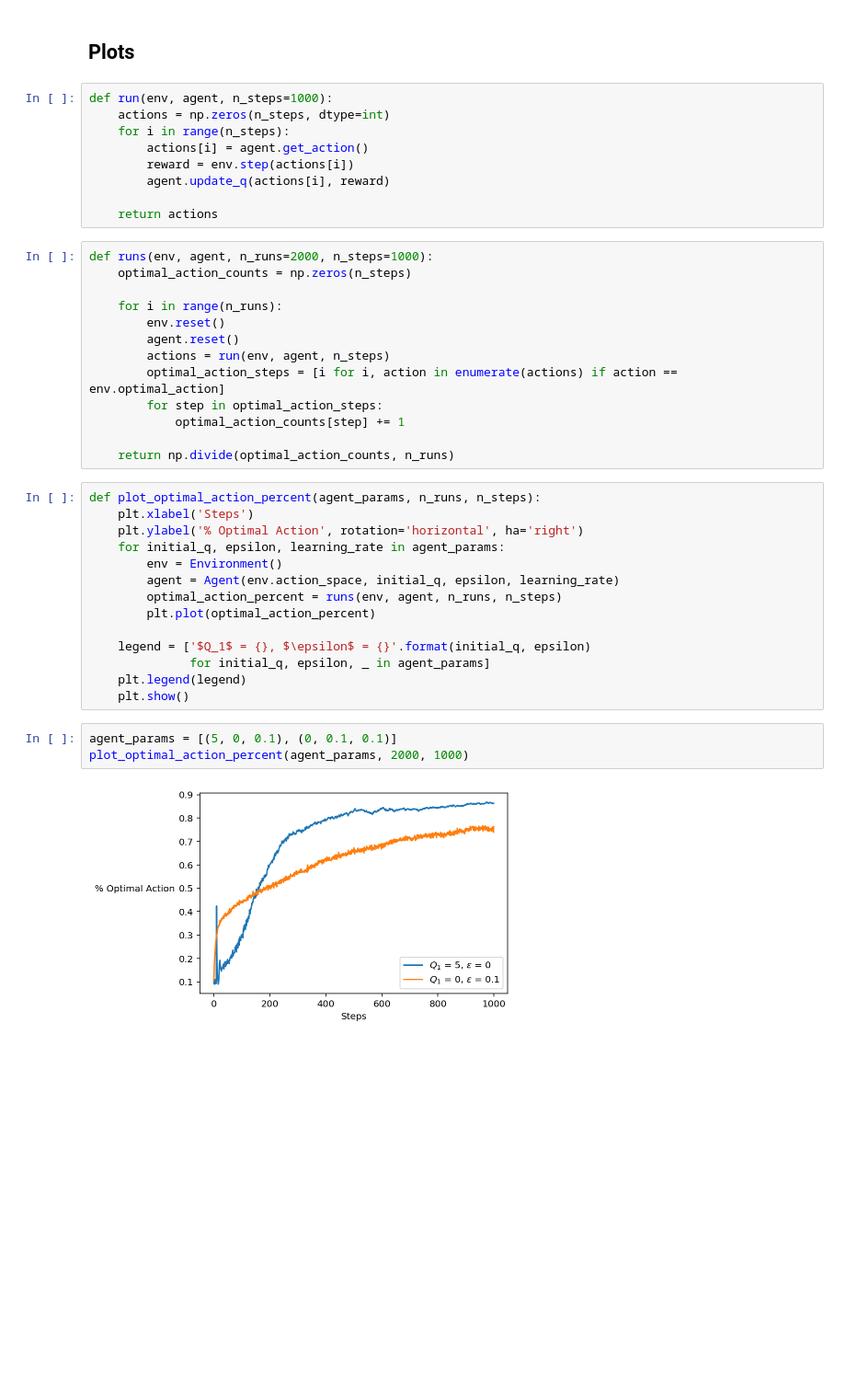
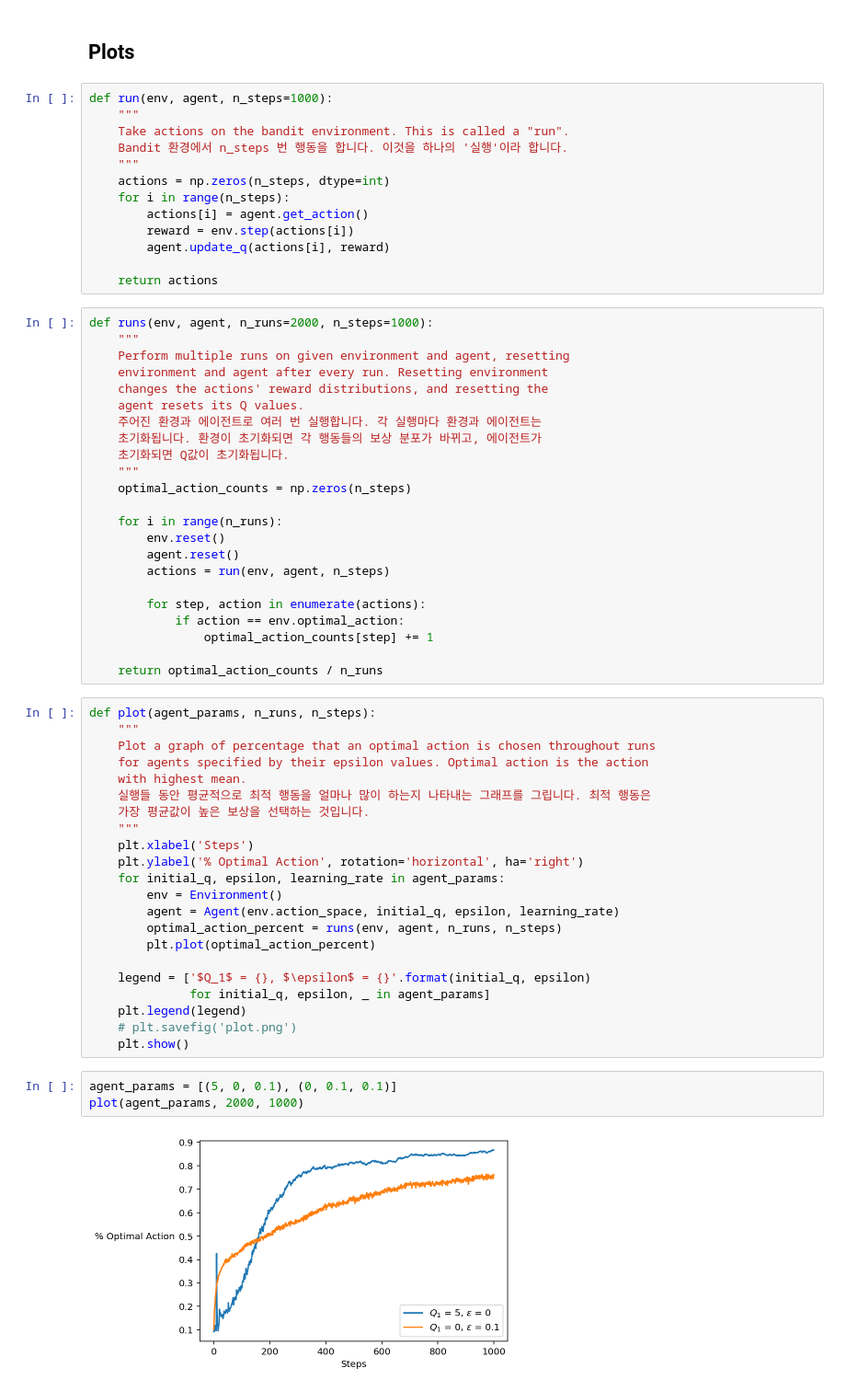
Before and after one commit to seungjaeryanlee/sutton-barto-notebooks, a Jupyter notebook: 2_3/optimistic.ipynb, the cells around one changed output. Shown at 92% size. Drawn from its saved outputs; the diff is of its cells as text; blank space fills up the shorter version.

Commit message:
Improved notebook for Figure 2.3

```diff
--- a/2_3/optimistic.ipynb
+++ b/2_3/optimistic.ipynb
@@ -102,6 +102,10 @@ class Agent:
 ## Plots
 # %%
 def run(env, agent, n_steps=1000):
+    """
+    Take actions on the bandit environment. This is called a "run".
+    Bandit 환경에서 n_steps 번 행동을 합니다. 이것을 하나의 '실행'이라 합니다.
+    """
     actions = np.zeros(n_steps, dtype=int)
     for i in range(n_steps):
         actions[i] = agent.get_action()
@@ -111,19 +115,36 @@ def run(env, agent, n_steps=1000):
     return actions
 # %%
 def runs(env, agent, n_runs=2000, n_steps=1000):
+    """
+    Perform multiple runs on given environment and agent, resetting
+    environment and agent after every run. Resetting environment
+    changes the actions' reward distributions, and resetting the
+    agent resets its Q values.
+    주어진 환경과 에이전트로 여러 번 실행합니다. 각 실행마다 환경과 에이전트는
+    초기화됩니다. 환경이 초기화되면 각 행동들의 보상 분포가 바뀌고, 에이전트가
+    초기화되면 Q값이 초기화됩니다.
+    """
     optimal_action_counts = np.zeros(n_steps)
 
     for i in range(n_runs):
         env.reset()
         agent.reset()
         actions = run(env, agent, n_steps)
-        optimal_action_steps = [i for i, action in enumerate(actions) if action == env.optimal_action]
-        for step in optimal_action_steps:
-            optimal_action_counts[step] += 1
 
-    return np.divide(optimal_action_counts, n_runs)
+        for step, action in enumerate(actions):
+            if action == env.optimal_action:
+                optimal_action_counts[step] += 1
+
+    return optimal_action_counts / n_runs
 # %%
-def plot_optimal_action_percent(agent_params, n_runs, n_steps):
+def plot(agent_params, n_runs, n_steps):
+    """
+    Plot a graph of percentage that an optimal action is chosen throughout runs
+    for agents specified by their epsilon values. Optimal action is the action
+    with highest mean.
+    실행들 동안 평균적으로 최적 행동을 얼마나 많이 하는지 나타내는 그래프를 그립니다. 최적 행동은
+    가장 평균값이 높은 보상을 선택하는 것입니다.
+    """
     plt.xlabel('Steps')
     plt.ylabel('% Optimal Action', rotation='horizontal', ha='right')
     for initial_q, epsilon, learning_rate in agent_params:
@@ -135,9 +156,10 @@ def plot_optimal_action_percent(agent_params, n_runs, n_steps):
     legend = ['$Q_1$ = {}, $\epsilon$ = {}'.format(initial_q, epsilon)
               for initial_q, epsilon, _ in agent_params]
     plt.legend(legend)
+    # plt.savefig('plot.png')
     plt.show()
 # %%
 agent_params = [(5, 0, 0.1), (0, 0.1, 0.1)]
-plot_optimal_action_percent(agent_params, 2000, 1000)
+plot(agent_params, 2000, 1000)
 # %% [output]
-[figure, old version]
+[figure, new version]
```
